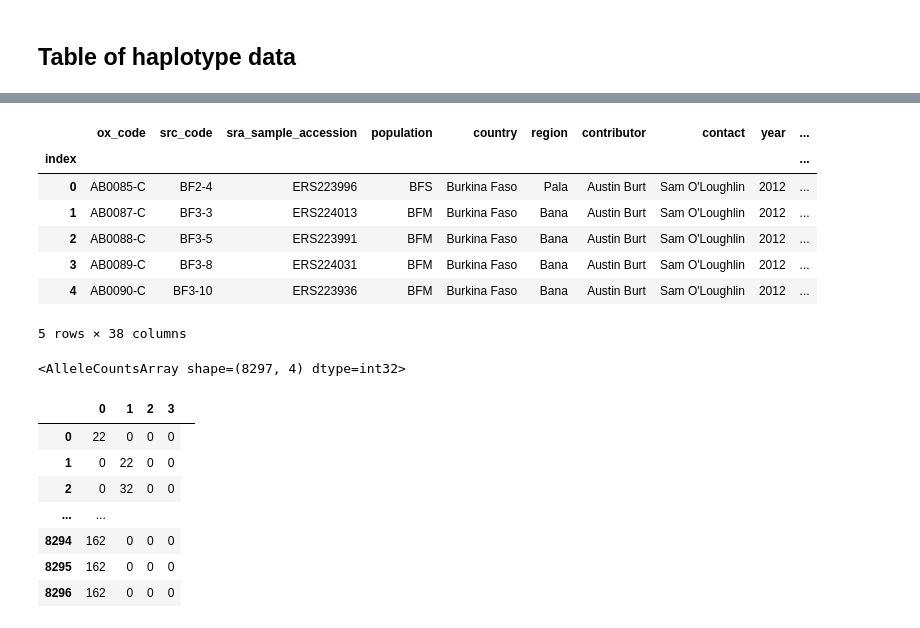
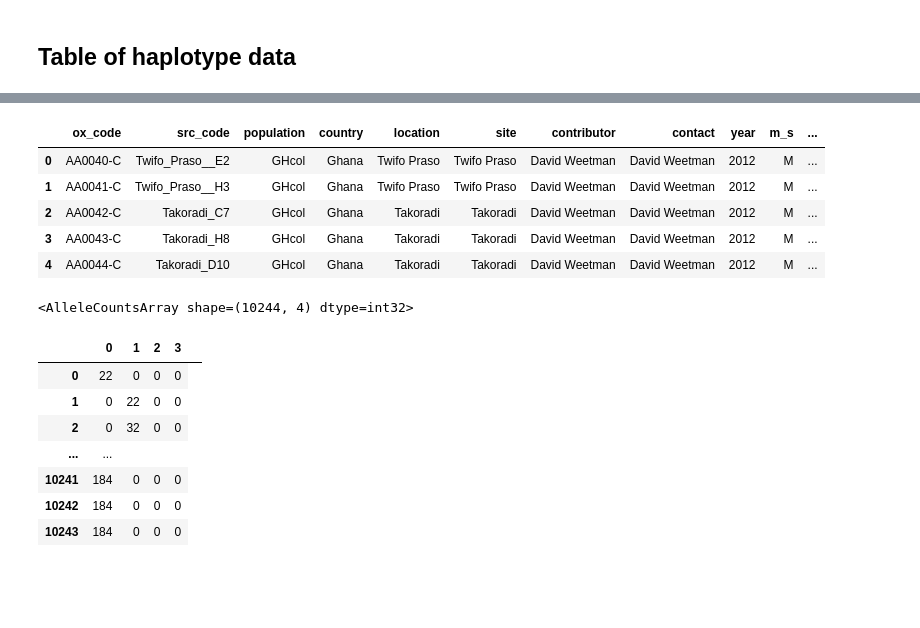
Before and after one commit to malariagen/ag1000g-phase2-vgsc-report, a Jupyter notebook: notebooks/table_Phase_2_vgsc_supplementary_tables.ipynb, the cells around one changed output, grey strips where cells are left out. Cells and saved outputs as stored; diff of their text form; code cells hidden in the pictures; blank space fills up the shorter version.

```diff
--- a/notebooks/table_Phase_2_vgsc_supplementary_tables.ipynb
+++ b/notebooks/table_Phase_2_vgsc_supplementary_tables.ipynb
@@ -527,29 +559,28 @@ gt
 # %%
-df_samples = phase1_ar3.df_samples
+df_samples = phase2_ar1.df_samples
+df_samples = df_samples.reset_index()
 df_samples.head()
 # %% [output]
-|  | ox_code | src_code | sra_sample_accession | population | country | region | contributor | contact | year | ... |
-| index |  |  |  |  |  |  |  |  |  | ... |
-| 0 | AB0085-C | BF2-4 | ERS223996 | BFS | Burkina Faso | Pala | Austin Burt | Sam O'Loughlin | 2012 | ... |
-| 1 | AB0087-C | BF3-3 | ERS224013 | BFM | Burkina Faso | Bana | Austin Burt | Sam O'Loughlin | 2012 | ... |
-| 2 | AB0088-C | BF3-5 | ERS223991 | BFM | Burkina Faso | Bana | Austin Burt | Sam O'Loughlin | 2012 | ... |
-| 3 | AB0089-C | BF3-8 | ERS224031 | BFM | Burkina Faso | Bana | Austin Burt | Sam O'Loughlin | 2012 | ... |
-| 4 | AB0090-C | BF3-10 | ERS223936 | BFM | Burkina Faso | Bana | Austin Burt | Sam O'Loughlin | 2012 | ... |
+|  | ox_code | src_code | population | country | location | site | contributor | contact | year | m_s | ... |
+| 0 | AA0040-C | Twifo_Praso__E2 | GHcol | Ghana | Twifo Praso | Twifo Praso | David Weetman | David Weetman | 2012 | M | ... |
+| 1 | AA0041-C | Twifo_Praso__H3 | GHcol | Ghana | Twifo Praso | Twifo Praso | David Weetman | David Weetman | 2012 | M | ... |
+| 2 | AA0042-C | Takoradi_C7 | GHcol | Ghana | Takoradi | Takoradi | David Weetman | David Weetman | 2012 | M | ... |
+| 3 | AA0043-C | Takoradi_H8 | GHcol | Ghana | Takoradi | Takoradi | David Weetman | David Weetman | 2012 | M | ... |
+| 4 | AA0044-C | Takoradi_D10 | GHcol | Ghana | Takoradi | Takoradi | David Weetman | David Weetman | 2012 | M | ... |
-5 rows × 38 columns
 # %%
 subpops = {p: sorted(df_samples[df_samples.population == p].index.values)
            for p in df_samples.population.unique()}
 acs = gt.count_alleles_subpops(subpops, max_allele=3)
-acs['BFS']
+acs['BFgam']
 # %% [output]
-<AlleleCountsArray shape=(8297, 4) dtype=int32>
+<AlleleCountsArray shape=(10244, 4) dtype=int32>
 |  | 0 | 1 | 2 | 3 |
 | 0 | 22 | 0 | 0 | 0 |
 | 1 | 0 | 22 | 0 | 0 |
 | 2 | 0 | 32 | 0 | 0 |
 | ... | ... |  |  |  |  |
-| 8294 | 162 | 0 | 0 | 0 |
-| 8295 | 162 | 0 | 0 | 0 |
-| 8296 | 162 | 0 | 0 | 0 |
+| 10241 | 184 | 0 | 0 | 0 |
+| 10242 | 184 | 0 | 0 | 0 |
+| 10243 | 184 | 0 | 0 | 0 |
 # %%
 afs = {p: acs[p].to_frequencies()[:, 1:].sum(axis=1) for p in df_samples.population.unique()}
```
Also changed, not shown: parts of 41 cells of this notebook, 5 other files.
